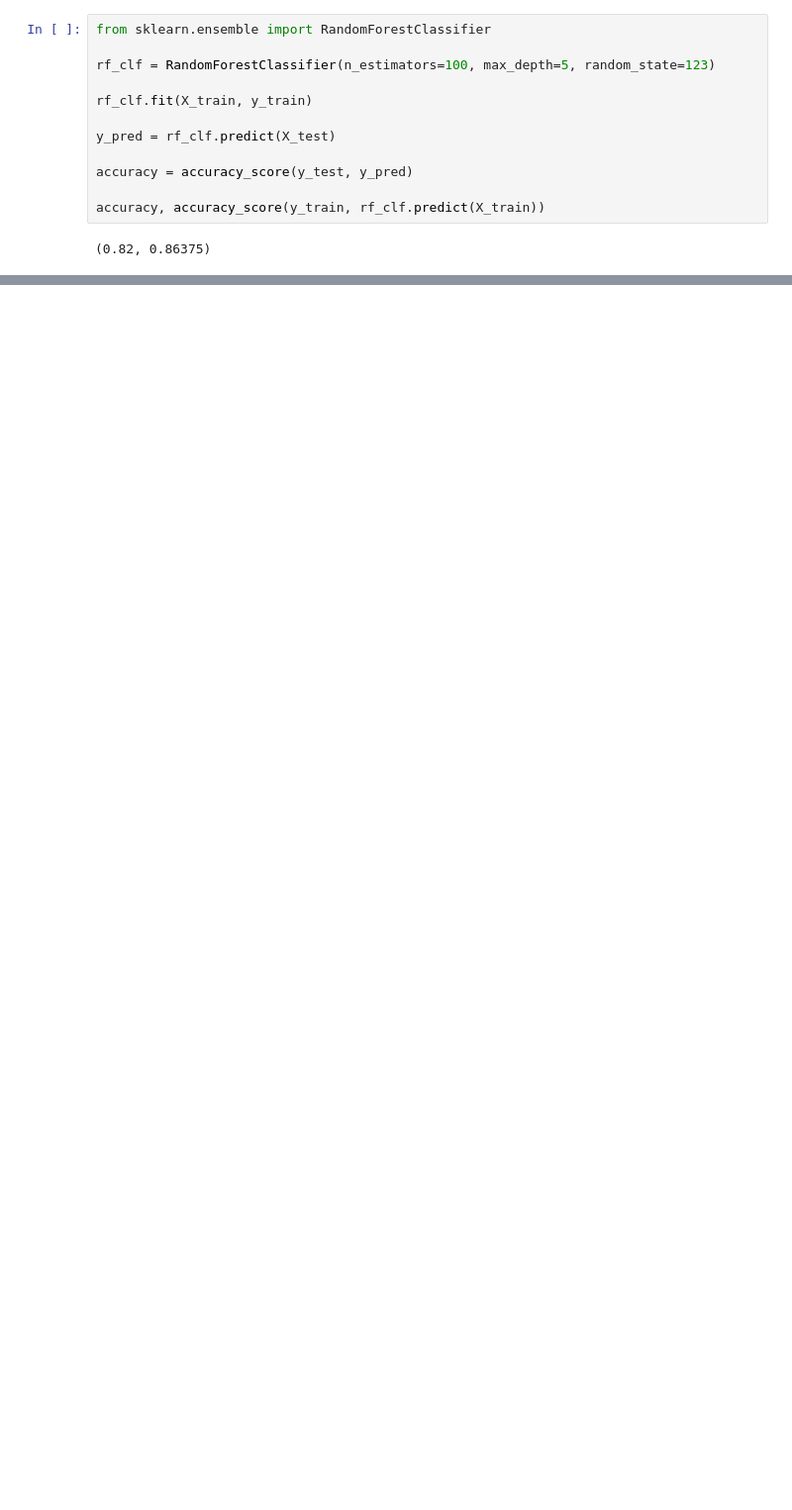
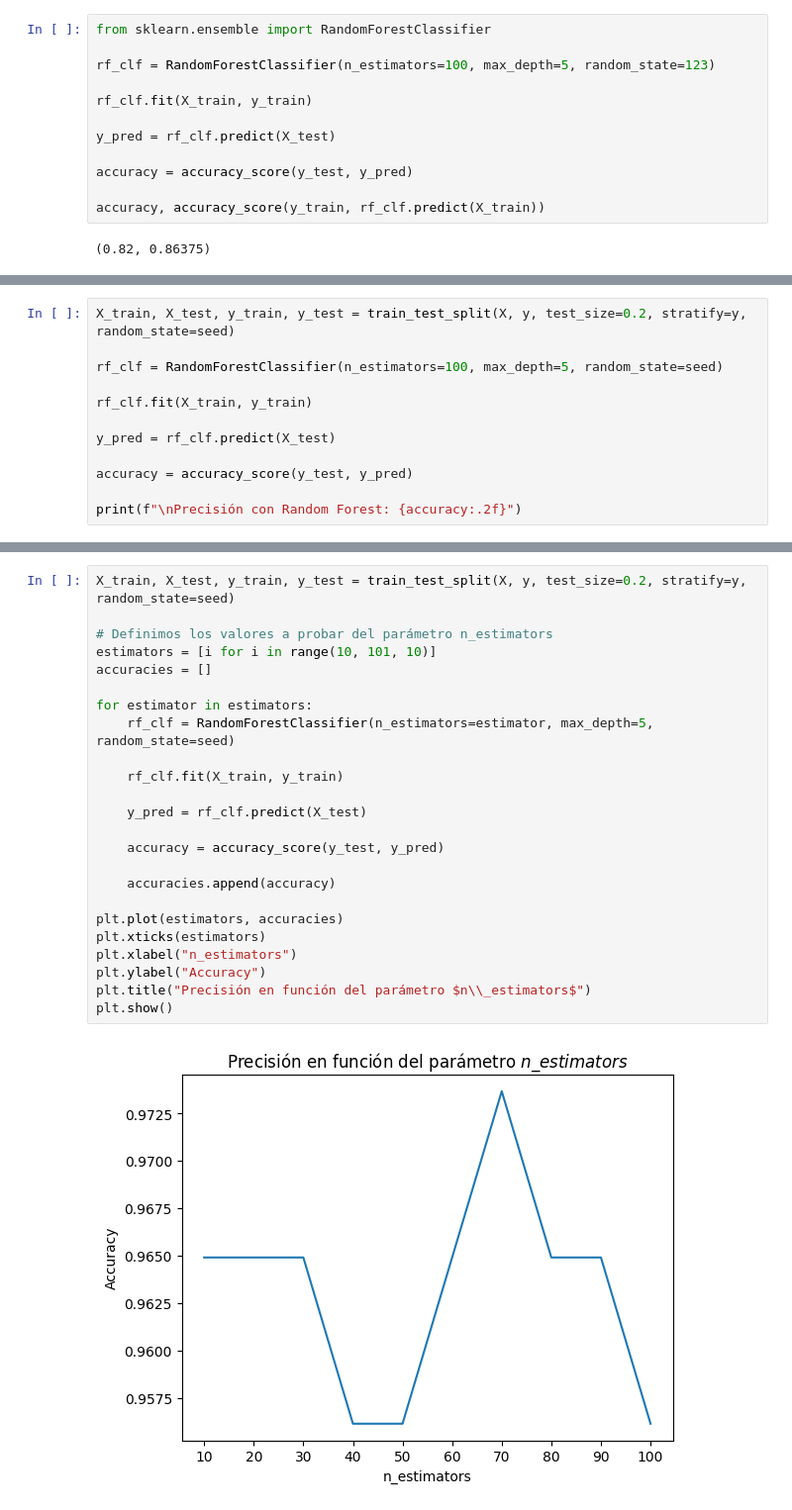
Before and after one commit to RodrigoRiveraRico/data_science_FCiencias, a Jupyter notebook: Clase_8/Clase_8.ipynb, the cells around one changed output, grey strips where cells are left out. Shown at 99% size. Drawn from its saved outputs; the diff is of its cells as text; blank space fills up the shorter version.

```diff
--- a/Clase_8/Clase_8.ipynb
+++ b/Clase_8/Clase_8.ipynb
@@ -128,0 +325,12 @@ accuracy, accuracy_score(y_train, rf_clf.predict(X_train))
+# %%
+X_train, X_test, y_train, y_test = train_test_split(X, y, test_size=0.2, stratify=y, random_state=seed)
+
+rf_clf = RandomForestClassifier(n_estimators=100, max_depth=5, random_state=seed)
+
+rf_clf.fit(X_train, y_train)
+
+y_pred = rf_clf.predict(X_test)
+
+accuracy = accuracy_score(y_test, y_pred)
+
+print(f"\nPrecisión con Random Forest: {accuracy:.2f}")
@@ -128,0 +404,26 @@ accuracy, accuracy_score(y_train, rf_clf.predict(X_train))
+# %%
+X_train, X_test, y_train, y_test = train_test_split(X, y, test_size=0.2, stratify=y, random_state=seed)
+
+# Definimos los valores a probar del parámetro n_estimators
+estimators = [i for i in range(10, 101, 10)]
+accuracies = []
+
+for estimator in estimators:
+    rf_clf = RandomForestClassifier(n_estimators=estimator, max_depth=5, random_state=seed)
+
+    rf_clf.fit(X_train, y_train)
+
+    y_pred = rf_clf.predict(X_test)
+
+    accuracy = accuracy_score(y_test, y_pred)
+
+    accuracies.append(accuracy)
+
+plt.plot(estimators, accuracies)
+plt.xticks(estimators)
+plt.xlabel("n_estimators")
+plt.ylabel("Accuracy")
+plt.title("Precisión en función del parámetro $n\\_estimators$")
+plt.show()
+# %% [output]
+[figure, added]
```
Also changed, not shown: parts of 42 cells of this notebook.
